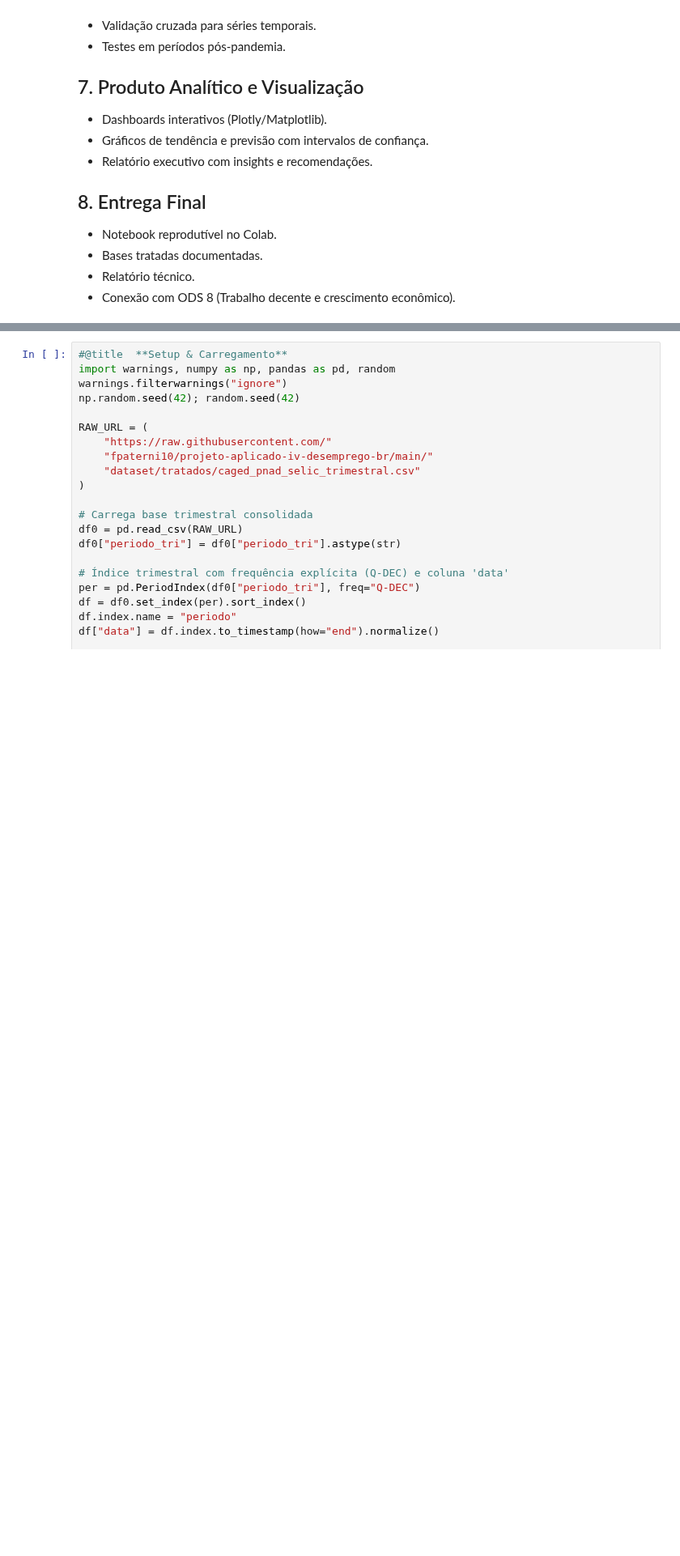
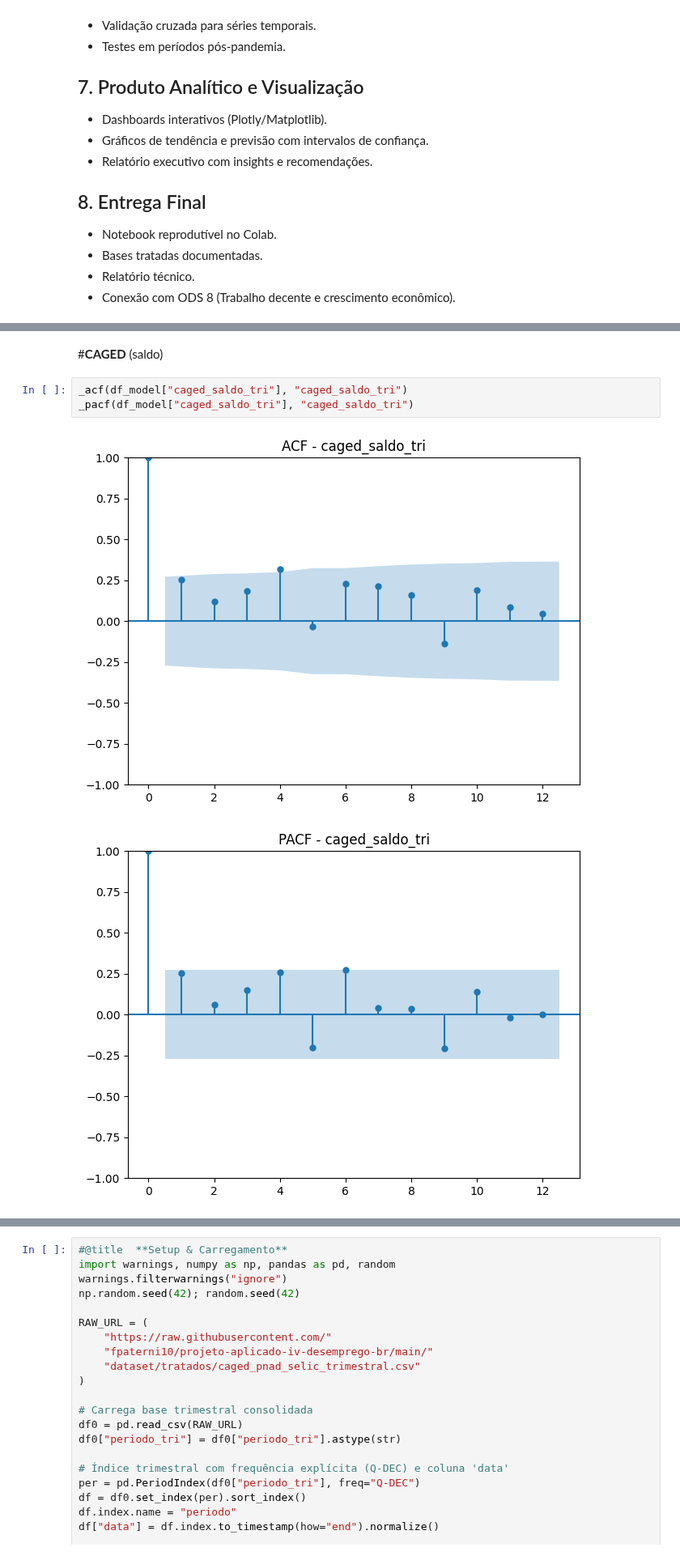
Before and after one commit to fpaterni10/projeto-aplicado-iv-desemprego-br, a Jupyter notebook: notebooks/entrega3/cd_projeto_aplicado_IV_entrega_3.ipynb, the cells around one changed output, grey strips where cells are left out. Shown at 81% size. Saved outputs shown, nothing was run; the diff lists cells and outputs as text; blank space fills up the shorter version.

```diff
--- a/notebooks/entrega3/cd_projeto_aplicado_IV_entrega_3.ipynb
+++ b/notebooks/entrega3/cd_projeto_aplicado_IV_entrega_3.ipynb
@@ -276,0 +235,8 @@ O conjunto de resultados consolida a base metodológica para a Etapa 4, garantin
+# %% [markdown]
+#**CAGED** (saldo)
+# %%
+_acf(df_model["caged_saldo_tri"], "caged_saldo_tri")
+_pacf(df_model["caged_saldo_tri"], "caged_saldo_tri")
+# %% [output]
+[figure, added]
+[figure, added]
```
Also changed, not shown: parts of 11 cells of this notebook.
